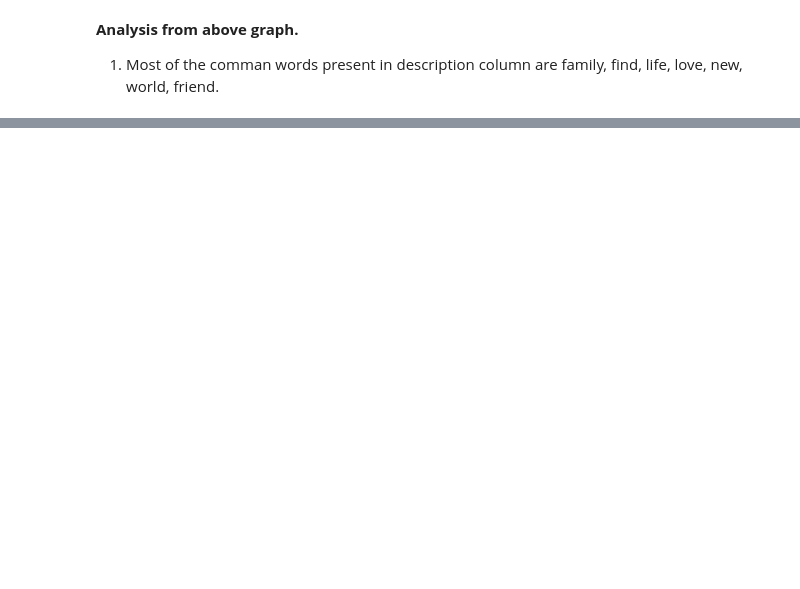
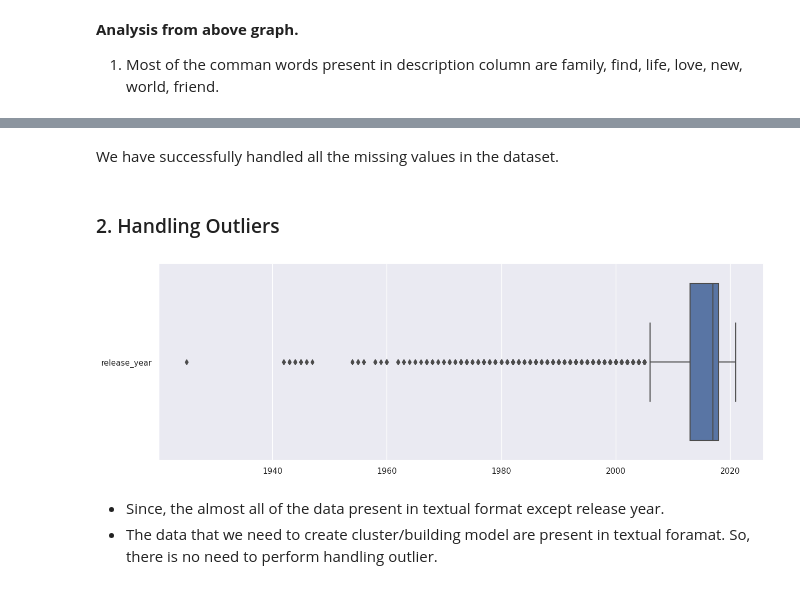
Before and after one commit to rajkumarpec/Unsupervised-Machine-Learning, a Jupyter notebook: Netflix_movie_show.ipynb, the cells around one changed output, grey strips where cells are left out. Saved outputs shown, nothing was run; the diff lists cells and outputs as text; code cells hidden in the pictures; blank space fills up the shorter version.

```diff
--- a/Netflix_movie_show.ipynb
+++ b/Netflix_movie_show.ipynb
@@ -476,0 +511,4 @@ plt.show()
+# %%
+# Handling Missing Values & Missing Value Imputation
+df[['director','cast','country']] = df[['director','cast','country']].fillna(' ')
+df.dropna(axis=0, inplace=True)
@@ -476,0 +532,13 @@ plt.show()
+# %% [markdown]
+We have successfully handled all the missing values in the dataset.
+# %% [markdown]
+### 2. Handling Outliers
+# %%
+# Handling Outliers & Outlier treatments
+plt.figure(figsize=(15,5),dpi=100)
+sns.boxplot(data=df,orient='h');
+# %% [output]
+[figure, added]
+# %% [markdown]
+- Since, the almost all of the data present in textual format except release year.
+- The data that we need to create cluster/building model are present in textual foramat. So, there is no need to perform handling outlier.
```
Also changed, not shown: parts of 24 cells of this notebook.
